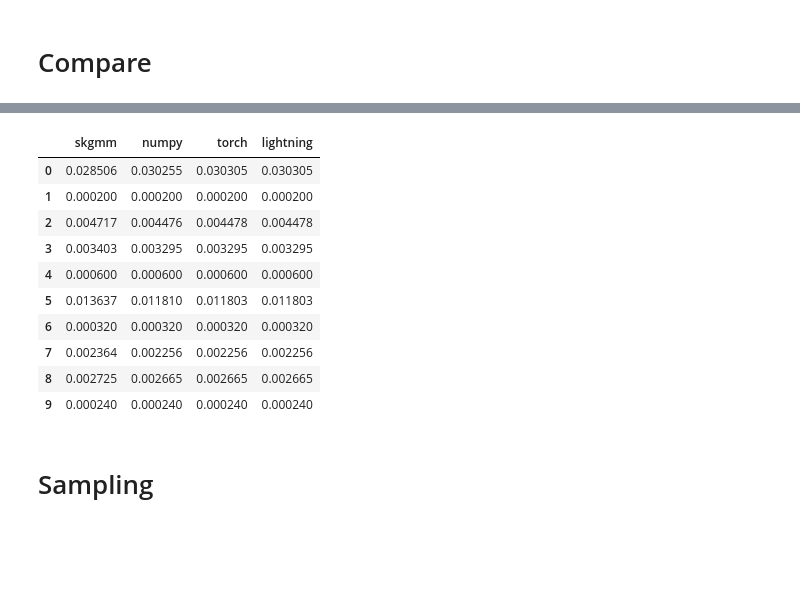
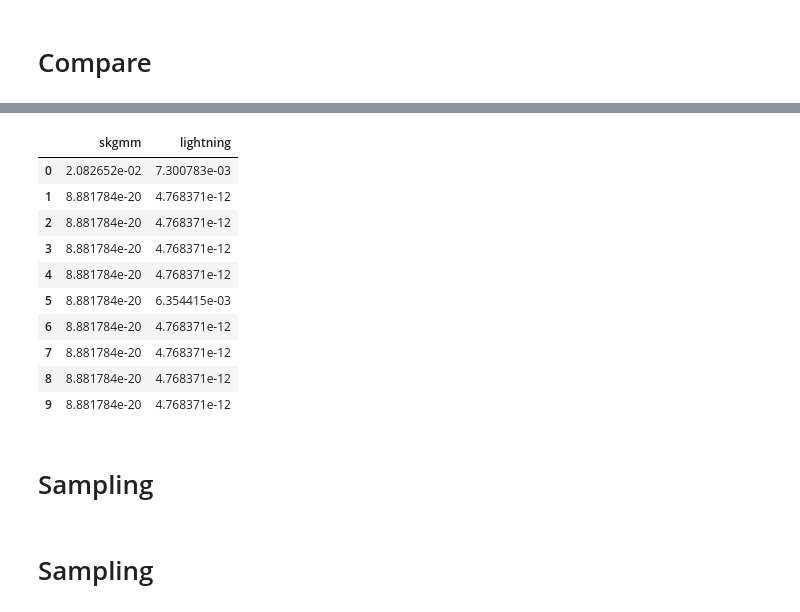
Before and after one commit to OpenSynth-energy/OpenSynth, a Jupyter notebook: notebooks/faraday/gmm_implementation_simplified.ipynb, the cells around one changed output, grey strips where cells are left out. Drawn from its saved outputs; the diff is of its cells as text; code cells hidden in the pictures; blank space fills up the shorter version.

```diff
--- a/notebooks/faraday/gmm_implementation_simplified.ipynb
+++ b/notebooks/faraday/gmm_implementation_simplified.ipynb
@@ -573,22 +573,24 @@ df_compare_pre_chol
 # %%
 df_compare_weights = pd.DataFrame()
 df_compare_weights["skgmm"] = skgmm.weights_[:10]
-df_compare_weights["numpy"] = weights[:10]
-df_compare_weights["torch"] = trained_model.weights[:10]
+#df_compare_weights["numpy"] = weights[:10]
+#df_compare_weights["torch"] = trained_model.weights[:10]
 df_compare_weights["lightning"] = gmm_lightning_module.gmm_module.weights.detach().numpy()[:10]
 df_compare_weights
 # %% [output]
-|  | skgmm | numpy | torch | lightning |
-| 0 | 0.028506 | 0.030255 | 0.030305 | 0.030305 |
-| 1 | 0.000200 | 0.000200 | 0.000200 | 0.000200 |
-| 2 | 0.004717 | 0.004476 | 0.004478 | 0.004478 |
-| 3 | 0.003403 | 0.003295 | 0.003295 | 0.003295 |
-| 4 | 0.000600 | 0.000600 | 0.000600 | 0.000600 |
-| 5 | 0.013637 | 0.011810 | 0.011803 | 0.011803 |
-| 6 | 0.000320 | 0.000320 | 0.000320 | 0.000320 |
-| 7 | 0.002364 | 0.002256 | 0.002256 | 0.002256 |
-| 8 | 0.002725 | 0.002665 | 0.002665 | 0.002665 |
-| 9 | 0.000240 | 0.000240 | 0.000240 | 0.000240 |
+|  | skgmm | lightning |
+| 0 | 2.082652e-02 | 7.300783e-03 |
+| 1 | 8.881784e-20 | 4.768371e-12 |
+| 2 | 8.881784e-20 | 4.768371e-12 |
+| 3 | 8.881784e-20 | 4.768371e-12 |
+| 4 | 8.881784e-20 | 4.768371e-12 |
+| 5 | 8.881784e-20 | 6.354415e-03 |
+| 6 | 8.881784e-20 | 4.768371e-12 |
+| 7 | 8.881784e-20 | 4.768371e-12 |
+| 8 | 8.881784e-20 | 4.768371e-12 |
+| 9 | 8.881784e-20 | 4.768371e-12 |
+# %% [markdown]
+# Sampling
 # %% [markdown]
 # Sampling
 # %%
```
Also changed, not shown: parts of 14 cells of this notebook.
